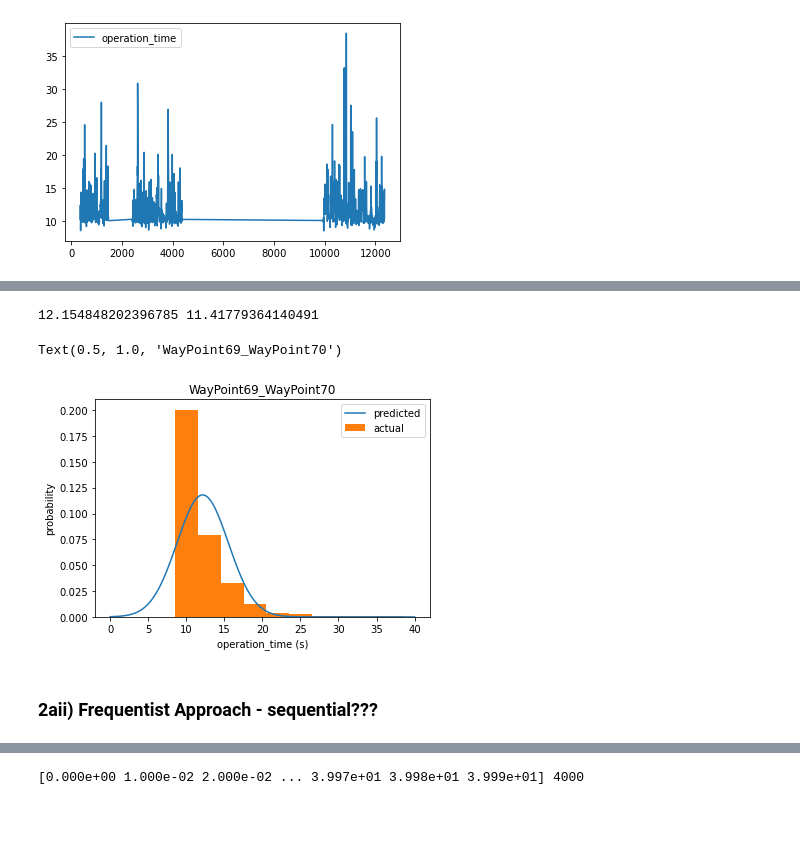
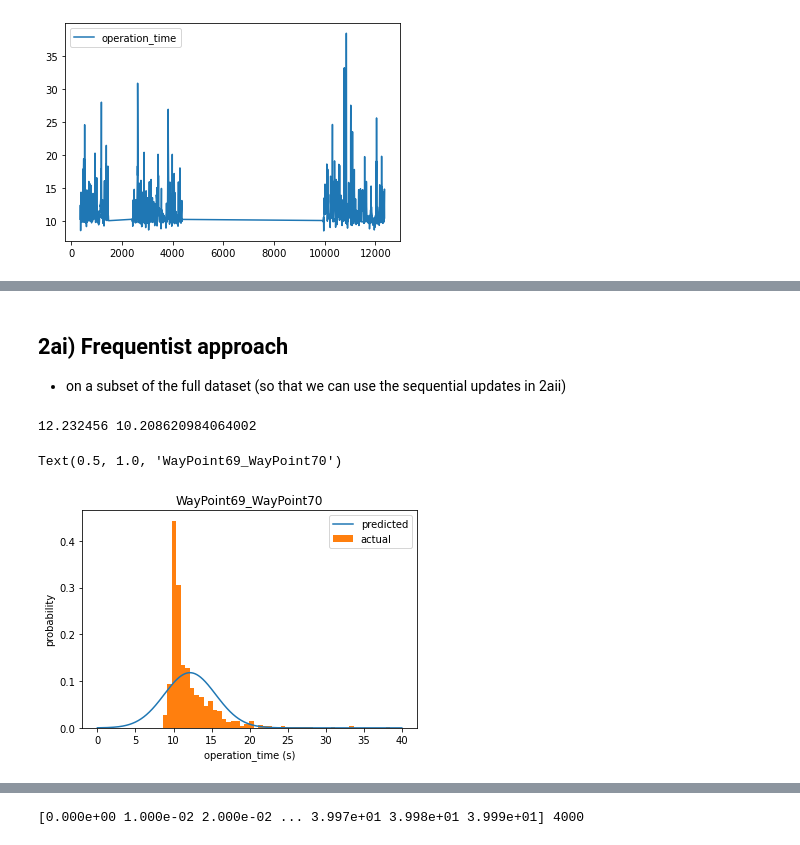
Before and after one commit to pyliut/Rokos2021, a Jupyter notebook: Wk1/MAIN.ipynb, the cells around one changed output, grey strips where cells are left out. Saved outputs shown, nothing was run; the diff lists cells and outputs as text; code cells hidden in the pictures; blank space fills up the shorter version.

```diff
--- a/Wk1/MAIN.ipynb
+++ b/Wk1/MAIN.ipynb
@@ -128,37 +124,38 @@ subset.plot()
+# %% [markdown]
+## 2ai) Frequentist approach
+- on a subset of the full dataset (so that we can use the sequential updates in 2aii)
 # %%
 def Gaussian_ml(t):
-    "Calculate max. likelihood estimators"
+    "Calculate max. likelihood estimators of Gaussian"
     N = len(t)
-    mean_ml = (1/N) * sum(t)
-    var_ml = (1/N) * sum((t - mean_ml)**2)
+    mean_ml = (1/N) * np.sum(t)
+    var_ml = (1/N) * np.sum(np.square(t - mean_ml))
     return mean_ml, var_ml
 # %%
-def Gaussian_freq(x,mean,var):
-    "Calculate gaussian distribution - frequentist approach"
+def Gaussian(x,mean,var):
+    "Calculate gaussian distribution"
     return ( 1/ ((2*np.pi*var)**0.5) )*np.exp( (-1/(2*var)) * np.square(x-mean) )
 # %%
 #find mean & variance
 t_op = subset["operation_time"]
-mean_ml, var_ml = Gaussian_ml(t_op)
+mean_ml, var_ml = Gaussian_ml(t_op[0:len(t_op)//3])
 print(mean_ml, var_ml)
 # %% [output]
-12.154848202396785 11.41779364140491
+12.232456 10.208620984064002
 # %%
 # calculate distribution
 t_start= 0
 t_stop = (np.max(t_op)//5)*5 + 5    #round up to nearest 5 secs
 t_step = 0.01
 t = np.arange(t_start,t_stop,t_step)
-p = Gaussian_freq(t,mean_ml,var_ml)
+p = Gaussian(t,mean_ml,var_ml)
 # %%
 plt.plot(t,p)
-plt.hist(t_op, density = True)
+plt.hist(t_op, density = True, bins = 50)
 plt.legend(["predicted","actual"])
 plt.xlabel("operation_time (s)")
 plt.ylabel("probability")
 plt.title(subset.iloc[0,0])
 # %% [output]
 Text(0.5, 1.0, 'WayPoint69_WayPoint70')
-[figure, old version]
+[figure, new version]
-# %% [markdown]
-### 2aii) Frequentist Approach - sequential???
```
Also changed, not shown: parts of 23 cells of this notebook.
